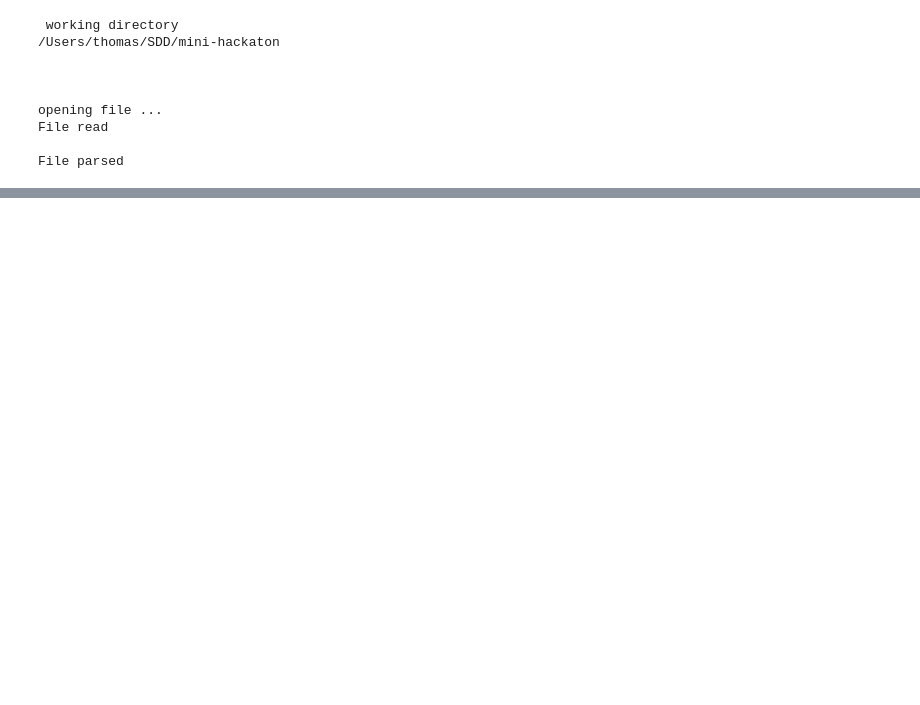
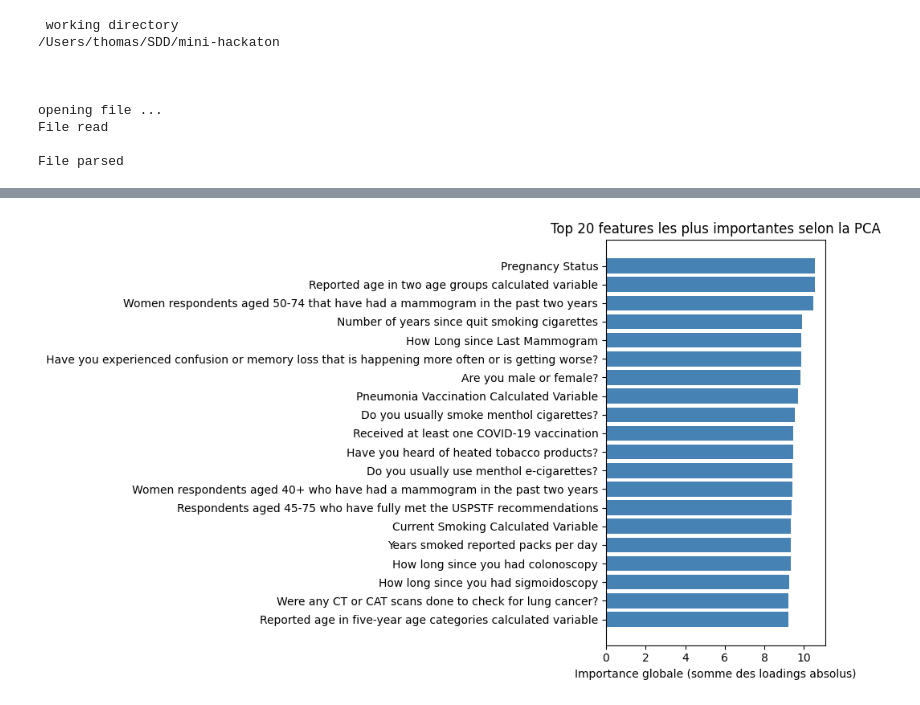
Before and after one commit to thomasdepic/mini-hackaton-gros-camtars, a Jupyter notebook: data_analytics.ipynb, the cells around one changed output, grey strips where cells are left out. Drawn from its saved outputs; the diff is of its cells as text; code cells hidden in the pictures; blank space fills up the shorter version.

```diff
--- a/data_analytics.ipynb
+++ b/data_analytics.ipynb
@@ -171,0 +274,19 @@ for col in columns_of_interest :  # limiter à max_cols pour éviter trop de plo
+# %%
+feature_importance = pd.Series(
+    np.sum(np.abs(pca.components_), axis=0),
+    index=features.columns
+)
+
+# Trier et prendre les 20 plus importantes
+top_20_features = feature_importance.sort_values(ascending=False).head(20)
+
+top_20_labels = [parsed_dict.get(f, f) for f in top_20_features.index]
+
+plt.figure(figsize=(10,6))
+plt.barh(top_20_labels[::-1], top_20_features.values[::-1], color="steelblue")  # inversé pour le meilleur en haut
+plt.xlabel("Importance globale (somme des loadings absolus)")
+plt.title("Top 20 features les plus importantes selon la PCA")
+plt.tight_layout()
+plt.show()
+# %% [output]
+[figure, added]
```
Also changed, not shown: parts of 20 cells of this notebook.
